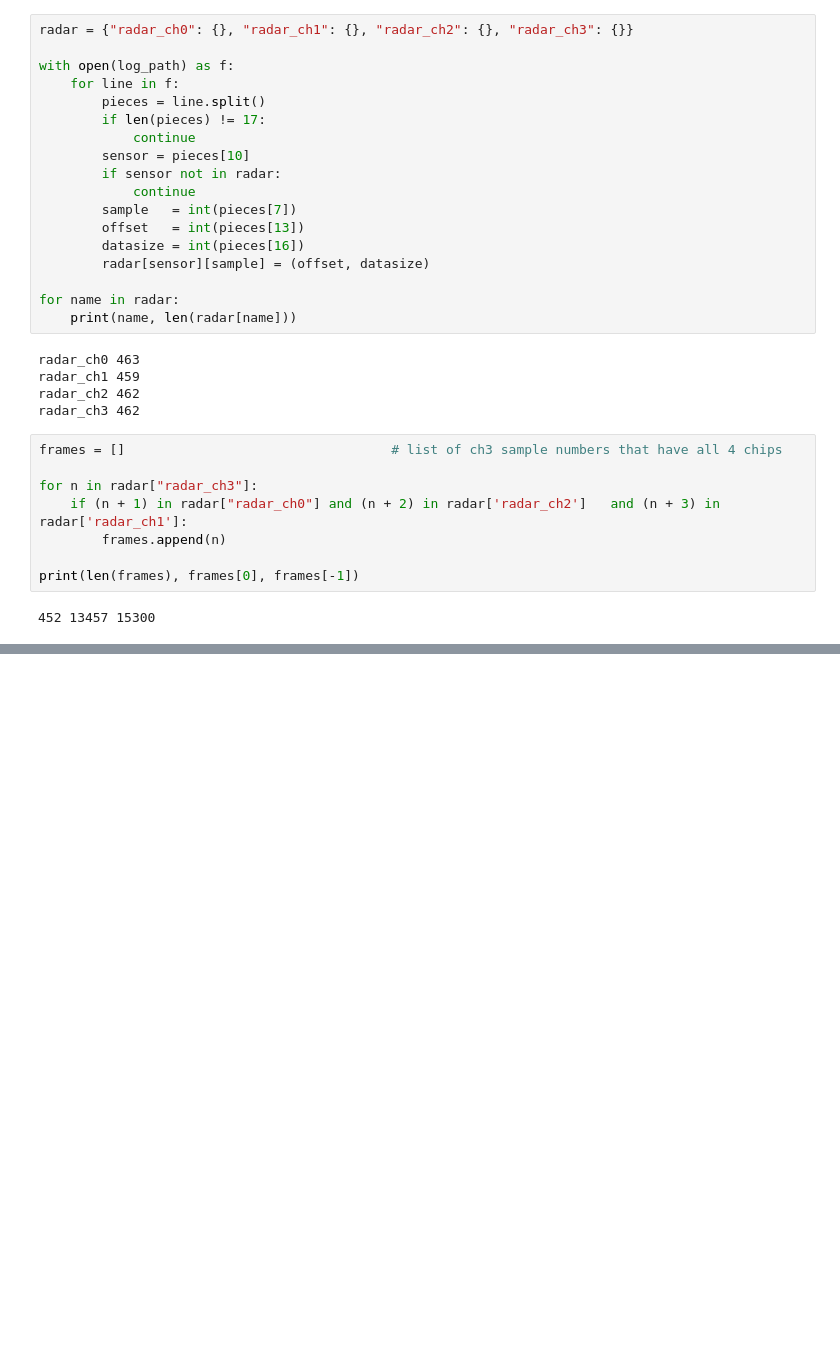
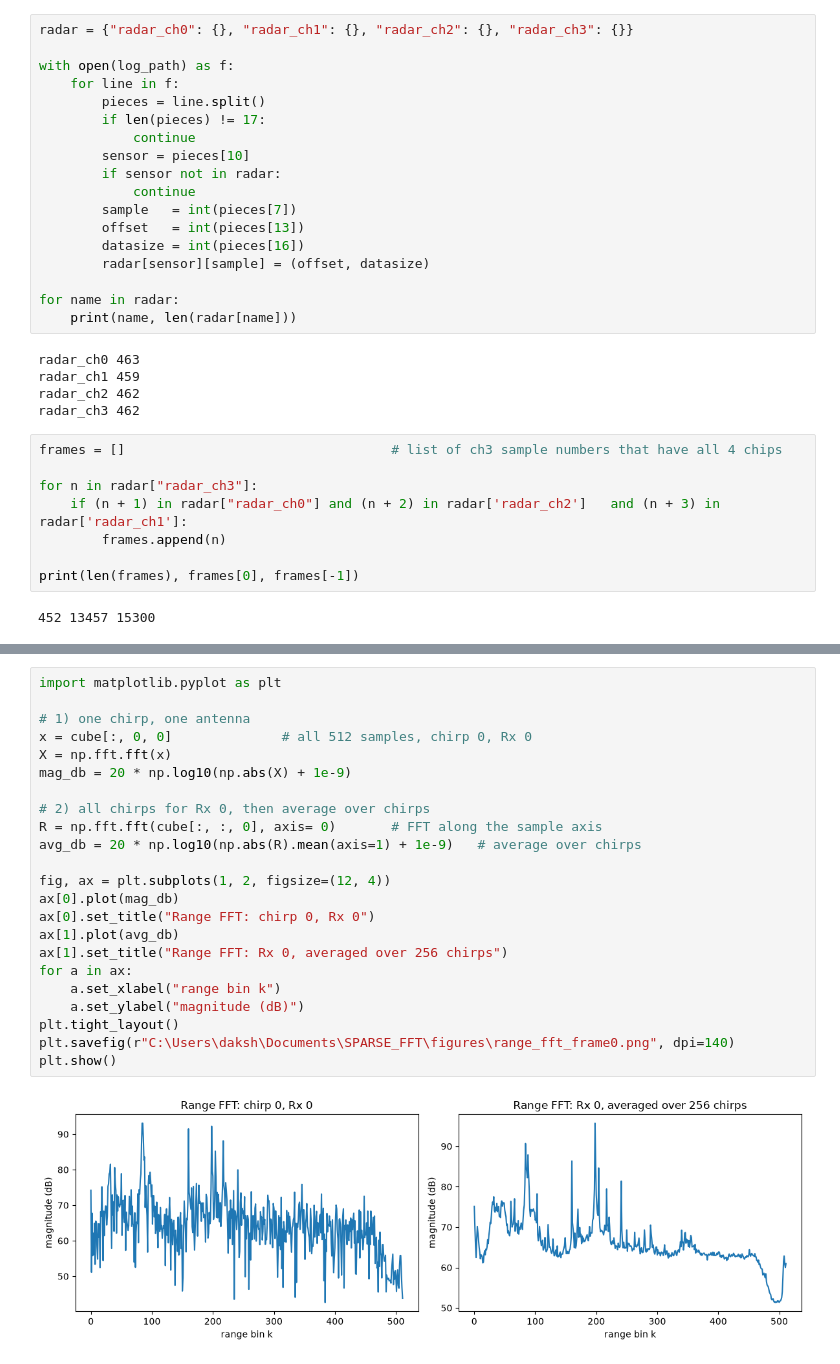
Before and after one commit to PLANETORIAN/Sparse-FFT-Radar, a Jupyter notebook: notebooks/01_loader.ipynb, the cells around one changed output, grey strips where cells are left out. Cells and saved outputs as stored; diff of their text form; blank space fills up the shorter version.

Commit message:
Range fft

```diff
--- a/notebooks/01_loader.ipynb
+++ b/notebooks/01_loader.ipynb
@@ -44,0 +74,25 @@ print(len(frames), frames[0], frames[-1])
+# %%
+import matplotlib.pyplot as plt
+
+# 1) one chirp, one antenna
+x = cube[:, 0, 0]              # all 512 samples, chirp 0, Rx 0
+X = np.fft.fft(x)
+mag_db = 20 * np.log10(np.abs(X) + 1e-9)
+
+# 2) all chirps for Rx 0, then average over chirps
+R = np.fft.fft(cube[:, :, 0], axis= 0)       # FFT along the sample axis
+avg_db = 20 * np.log10(np.abs(R).mean(axis=1) + 1e-9)   # average over chirps
+
+fig, ax = plt.subplots(1, 2, figsize=(12, 4))
+ax[0].plot(mag_db)
+ax[0].set_title("Range FFT: chirp 0, Rx 0")
+ax[1].plot(avg_db)
+ax[1].set_title("Range FFT: Rx 0, averaged over 256 chirps")
+for a in ax:
+    a.set_xlabel("range bin k")
+    a.set_ylabel("magnitude (dB)")
+plt.tight_layout()
+plt.savefig(r"C:\Users\daksh\Documents\SPARSE_FFT\figures\range_fft_frame0.png", dpi=140)
+plt.show()
+# %% [output]
+[figure, added]
```
Also changed, not shown: parts of 1 cell of this notebook, 1 other file.
